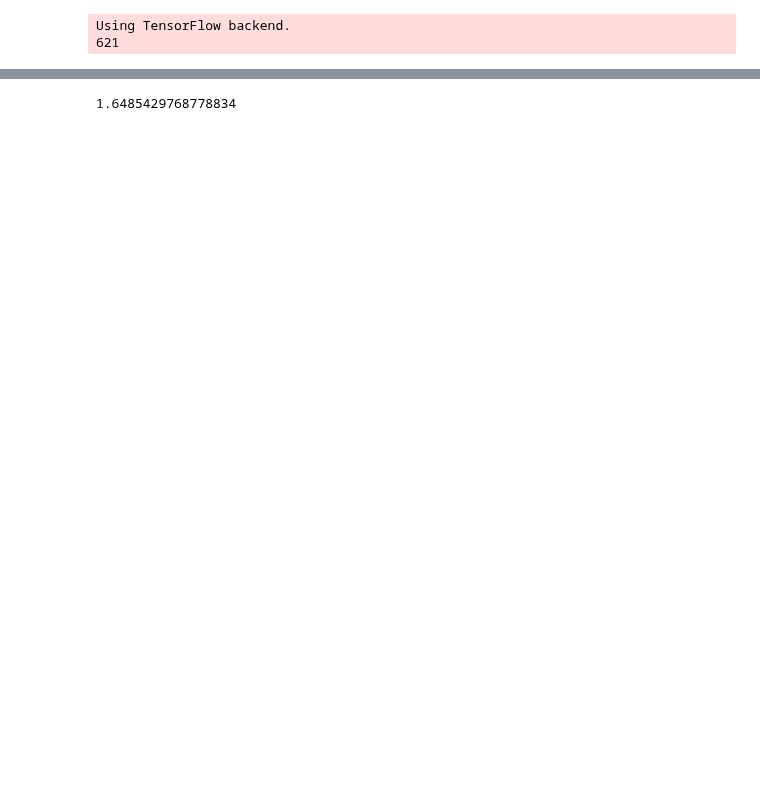
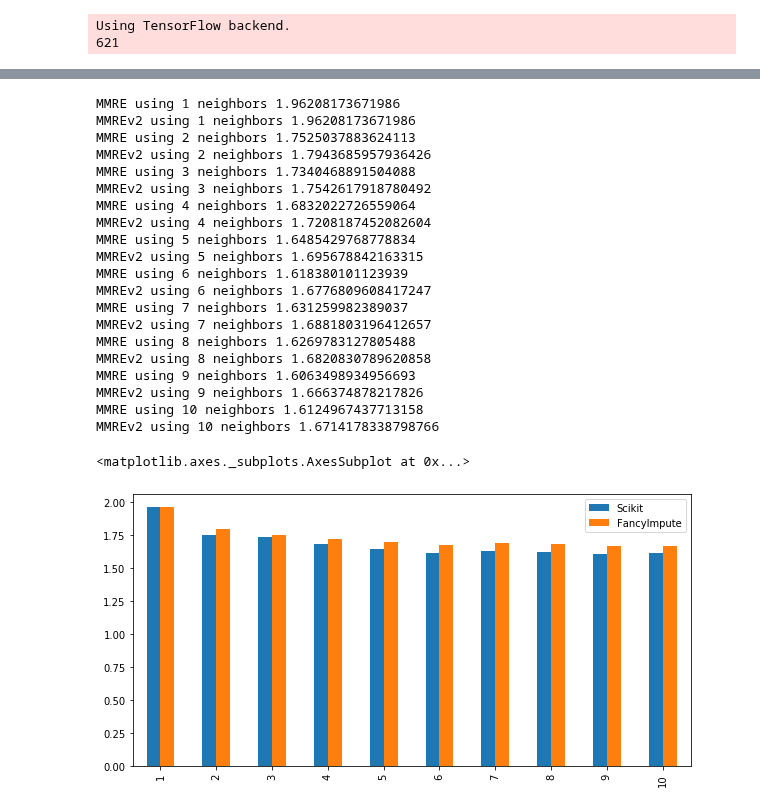
Before and after one commit to ivanajenjo/TFG, a Jupyter notebook: src/import_filter.ipynb, the cells around one changed output, grey strips where cells are left out. Cells and saved outputs as stored; diff of their text form; code cells hidden in the pictures; blank space fills up the shorter version.

```diff
--- a/src/import_filter.ipynb
+++ b/src/import_filter.ipynb
@@ -30,3 +30,11 @@ df['1st Data Base System'].replace( {'ACCESS;':'ACCESS'}, inplace = True, regex
 # %% [output]
 Using TensorFlow backend.
 621
+# %%
+#Pruebas KNN con dataframes pequeños
+df = select_features.recode_dataframe(df)
+df_knn_small = df.iloc[0:20]
+mmrev1, res1 = select_features.calcular_mmre('Normalised Work Effort Level 1',df_knn_small)
+mmrev2, res2 = select_features.calcular_mmre_v2('Normalised Work Effort Level 1', df_knn_small)
+print('MMRE',mmrev1)
+print('MMREv2',mmrev2)
@@ -33,7 +59,38 @@ Using TensorFlow backend.
+# %%
+df = select_features.recode_dataframe(df)
+pruebak = pd.DataFrame(columns=['Scikit', 'FancyImpute'])
+for i in range(1,11):
+    mmrev1 = select_features.calcular_mmre('Normalised Work Effort Level 1', df, i)
+    mmrev2 = select_features.calcular_mmre_v2('Normalised Work Effort Level 1', df, i)
+    print('MMRE using', i, 'neighbors', mmrev1)
+    print('MMREv2 using', i, 'neighbors', mmrev2)
+    pruebak = pruebak.append({'Scikit':mmrev1, 'FancyImpute':mmrev2}, ignore_index=True)
+pruebak.index += 1
+pruebak.plot.bar(figsize=(10, 5))
+# %% [output]
+MMRE using 1 neighbors 1.96208173671986
+MMREv2 using 1 neighbors 1.96208173671986
+MMRE using 2 neighbors 1.7525037883624113
+MMREv2 using 2 neighbors 1.7943685957936426
+MMRE using 3 neighbors 1.7340468891504088
+MMREv2 using 3 neighbors 1.7542617918780492
+MMRE using 4 neighbors 1.6832022726559064
+MMREv2 using 4 neighbors 1.7208187452082604
+MMRE using 5 neighbors 1.6485429768778834
+MMREv2 using 5 neighbors 1.695678842163315
+MMRE using 6 neighbors 1.618380101123939
+MMREv2 using 6 neighbors 1.6776809608417247
+MMRE using 7 neighbors 1.631259982389037
+MMREv2 using 7 neighbors 1.6881803196412657
+MMRE using 8 neighbors 1.6269783127805488
+MMREv2 using 8 neighbors 1.6820830789620858
+MMRE using 9 neighbors 1.6063498934956693
+MMREv2 using 9 neighbors 1.666374878217826
+MMRE using 10 neighbors 1.6124967437713158
+MMREv2 using 10 neighbors 1.6714178338798766
+<matplotlib.axes._subplots.AxesSubplot at 0x...>
+[figure, added]
 # %%
-#df = select_features.recode_dataframe(df)
 mmre = select_features.calcular_mmre('Normalised Work Effort Level 1', select_features.recode_dataframe(df))
 mmre
-# %% [output]
-1.6485429768778834
 # %%
```
Also changed, not shown: parts of 7 cells of this notebook, 1 other file.
